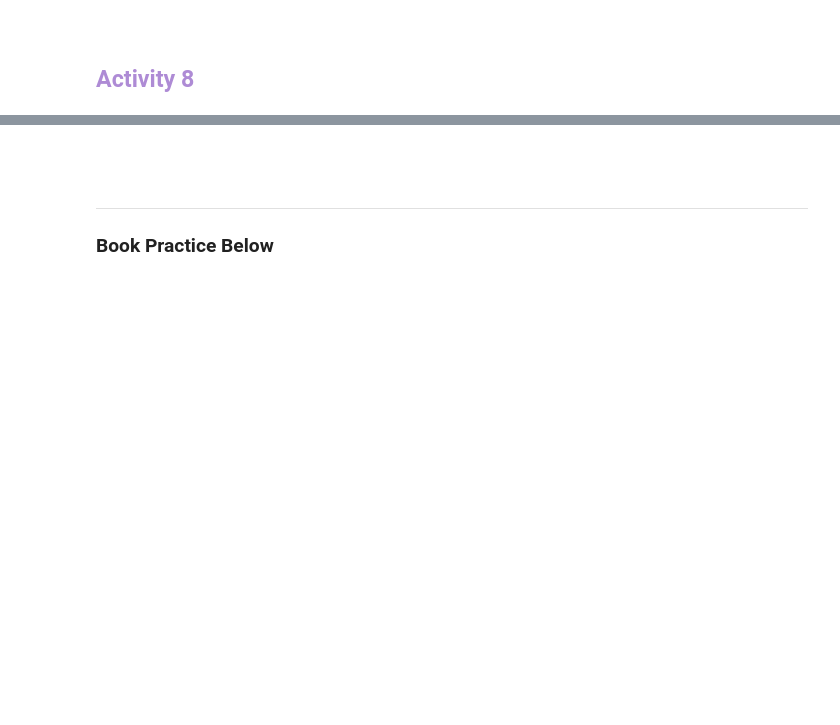
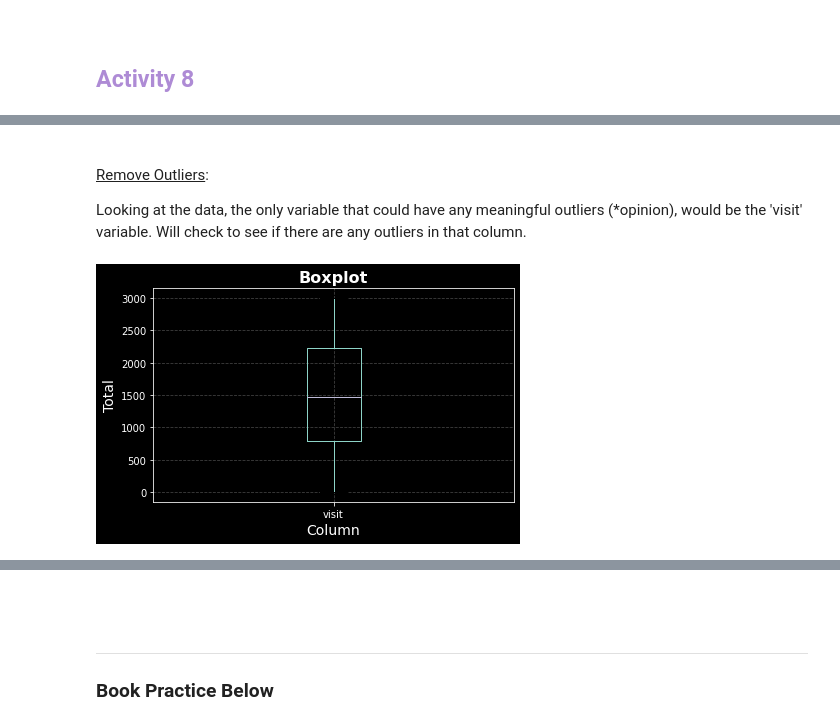
Before and after one commit to Hakuna-Patata/BU_MSDS_PTW, a Jupyter notebook: DSC 540 - Data Preparation/Week 5 & 6.ipynb, the cells around one changed output, grey strips where cells are left out. Drawn from its saved outputs; the diff is of its cells as text; code cells hidden in the pictures; blank space fills up the shorter version.

```diff
--- a/DSC 540 - Data Preparation/Week 5 & 6.ipynb
+++ b/DSC 540 - Data Preparation/Week 5 & 6.ipynb
@@ -212,3 +222,9 @@ gdp_df
 [Purple]: <> (#ae8bd5)
 [Coral]: <> (#9c4957)
 [Grey]: <> (#8c8c8c)
+# %%
+## import data from GitHub
+visit_csv = 'https://raw.githubusercontent.com/TrainingByPackt/Data-Wrangling-with-Python/master/Lesson06/Activity08/visit_data.csv'
+visit_df = pd.read_csv(visit_csv)
+
+visit_df
@@ -214,0 +269,6 @@ gdp_df
+# %%
+## I would assume id is the unique identifier for the row. Will use that as the index for the DF.
+
+visit_df.set_index('id', inplace=True)
+
+visit_df
@@ -214,0 +290,15 @@ gdp_df
+# %% [markdown]
+<br>
+
+<u>Remove Outliers</u>:
+
+Looking at the data, the only variable that could have any meaningful outliers (*opinion), would be the 'visit' variable. Will check to see if there are any outliers in that column.
+# %%
+## view boxplot of visits variable
+visit_df.boxplot(column=['visit'])
+plt.xlabel('Column')
+plt.ylabel('Total')
+plt.title('Boxplot')
+plt.show()
+# %% [output]
+[figure, added]
```
Also changed, not shown: parts of 13 cells of this notebook.
